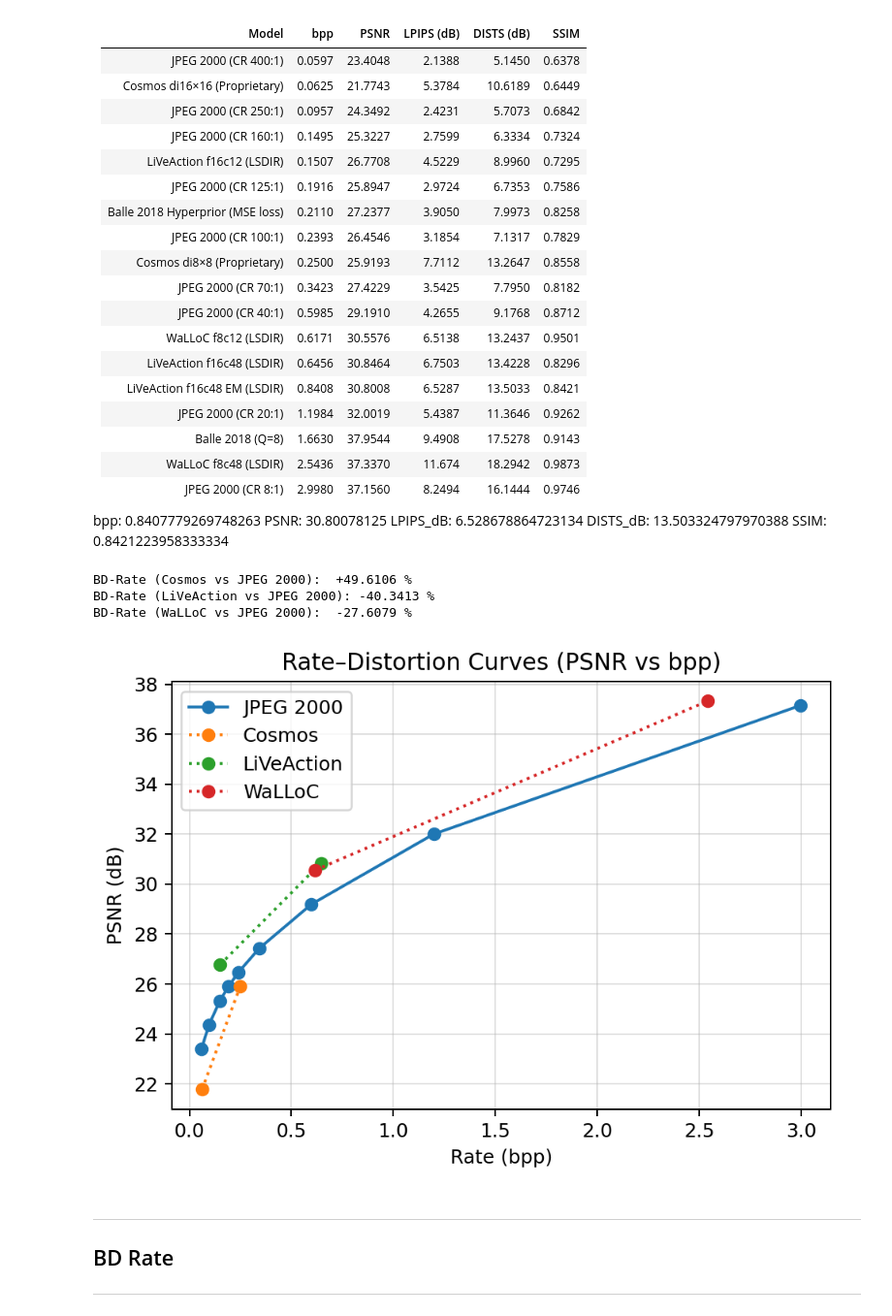
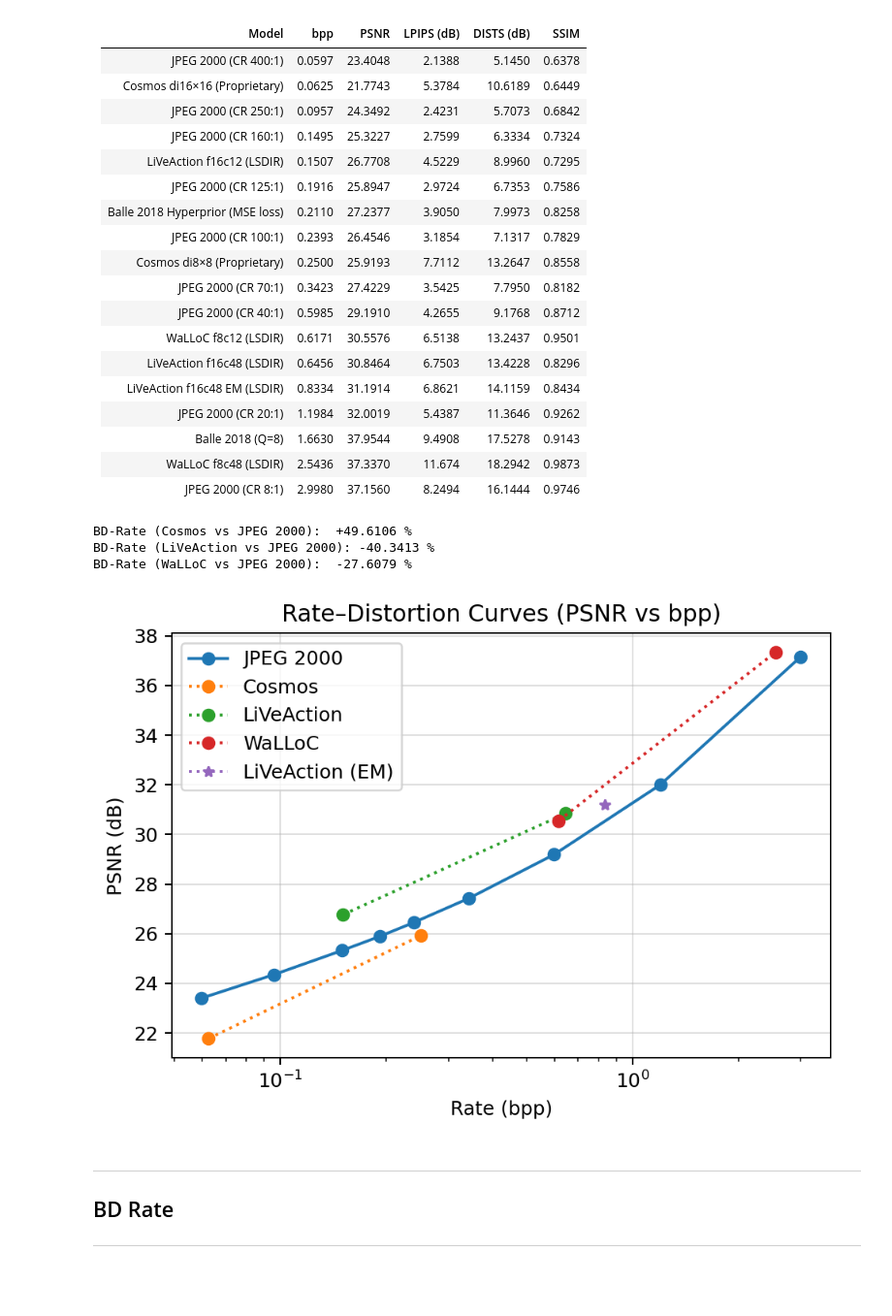
Before and after one commit to danjacobellis/autocodec, a Jupyter notebook: eval/kodak.ipynb, the cells around one changed output. Shown at 97% size. Cells and saved outputs as stored; diff of their text form; code cells hidden in the pictures; blank space fills up the shorter version.

Commit message:
plot

```diff
--- a/eval/kodak.ipynb
+++ b/eval/kodak.ipynb
@@ -14,16 +14,11 @@
 | JPEG 2000 (CR 40:1)                  | 0.5985  | 29.1910 | 4.2655    |  9.1768    | 0.8712 |
 | WaLLoC f8c12 (LSDIR)                 | 0.6171  | 30.5576 | 6.5138    | 13.2437    | 0.9501 |
 | LiVeAction f16c48 (LSDIR)            | 0.6456  | 30.8464 | 6.7503    | 13.4228    | 0.8296 |
-| LiVeAction f16c48 EM (LSDIR)         | 0.8408  | 30.8008 | 6.5287    | 13.5033    | 0.8421 |
+| LiVeAction f16c48 EM (LSDIR)         | 0.8334  | 31.1914 | 6.8621    | 14.1159    | 0.8434 |
 | JPEG 2000 (CR 20:1)                  | 1.1984  | 32.0019 | 5.4387    | 11.3646    | 0.9262 |
 | Balle 2018 (Q=8)                     | 1.6630  | 37.9544 | 9.4908    | 17.5278    | 0.9143 |
 | WaLLoC f8c48 (LSDIR)                 | 2.5436  | 37.3370 | 11.674    | 18.2942    | 0.9873 |
 | JPEG 2000 (CR 8:1)                   | 2.9980  | 37.1560 | 8.2494    | 16.1444    | 0.9746 |
-bpp: 0.8407779269748263
-PSNR: 30.80078125
-LPIPS_dB: 6.528678864723134
-DISTS_dB: 13.503324797970388
-SSIM: 0.8421223958333334
 # %%
 import bjontegaard as bd
 import matplotlib.pyplot as plt
@@ -32,35 +27,36 @@ d_j2k  = [23.4048, 24.3492, 25.3227, 25.8947, 26.4546, 27.4229, 29.1910, 32.0019
 r_cosmos = [0.0625, 0.2500]
 d_cosmos = [21.7743, 25.9193]
 r_live = [0.1507, 0.6456]
 d_live = [26.7708, 30.8464]
 r_walloc = [0.6171, 2.5436]
 d_walloc = [30.5576, 37.3370]
 plt.figure(figsize=(5.5, 4), dpi=180)
-plt.plot(r_j2k, d_j2k, marker='o', linestyle='-', label='JPEG 2000')
+plt.semilogx(r_j2k, d_j2k, marker='o', linestyle='-', label='JPEG 2000')
 plt.plot(r_cosmos, d_cosmos, marker='o', linestyle=':', label='Cosmos')
 plt.plot(r_live,   d_live,   marker='o', linestyle=':', label='LiVeAction')
 plt.plot(r_walloc, d_walloc, marker='o', linestyle=':', label='WaLLoC')
+plt.plot(0.8334, 31.19, marker='*', linestyle=':', label='LiVeAction (EM)')
 plt.xlabel("Rate (bpp)")
 plt.ylabel("PSNR (dB)")
 plt.title("Rate–Distortion Curves (PSNR vs bpp)")
 plt.grid(True, alpha=0.4)
 plt.legend(loc='best')
 plt.tight_layout()
 bd_cosmos = bd.bd_rate(r_j2k, d_j2k, r_cosmos, d_cosmos,
                        method='pchip', require_matching_points=False)
 bd_live   = bd.bd_rate(r_j2k, d_j2k, r_live,   d_live,
                        method='pchip', require_matching_points=False)
 bd_walloc = bd.bd_rate(r_j2k, d_j2k, r_walloc, d_walloc,
                        method='pchip', require_matching_points=False)
 print(f"BD-Rate (Cosmos vs JPEG 2000):  {bd_cosmos:+.4f} %")
 print(f"BD-Rate (LiVeAction vs JPEG 2000): {bd_live:+.4f} %")
 print(f"BD-Rate (WaLLoC vs JPEG 2000):  {bd_walloc:+.4f} %")
 plt.show()
 # %% [output]
 BD-Rate (Cosmos vs JPEG 2000):  +49.6106 %
 BD-Rate (LiVeAction vs JPEG 2000): -40.3413 %
 BD-Rate (WaLLoC vs JPEG 2000):  -27.6079 %
-[figure, old version]
+[figure, new version]
 # %% [markdown]
 ---
 BD Rate
```
Also changed, not shown: parts of 1 cell of this notebook.
